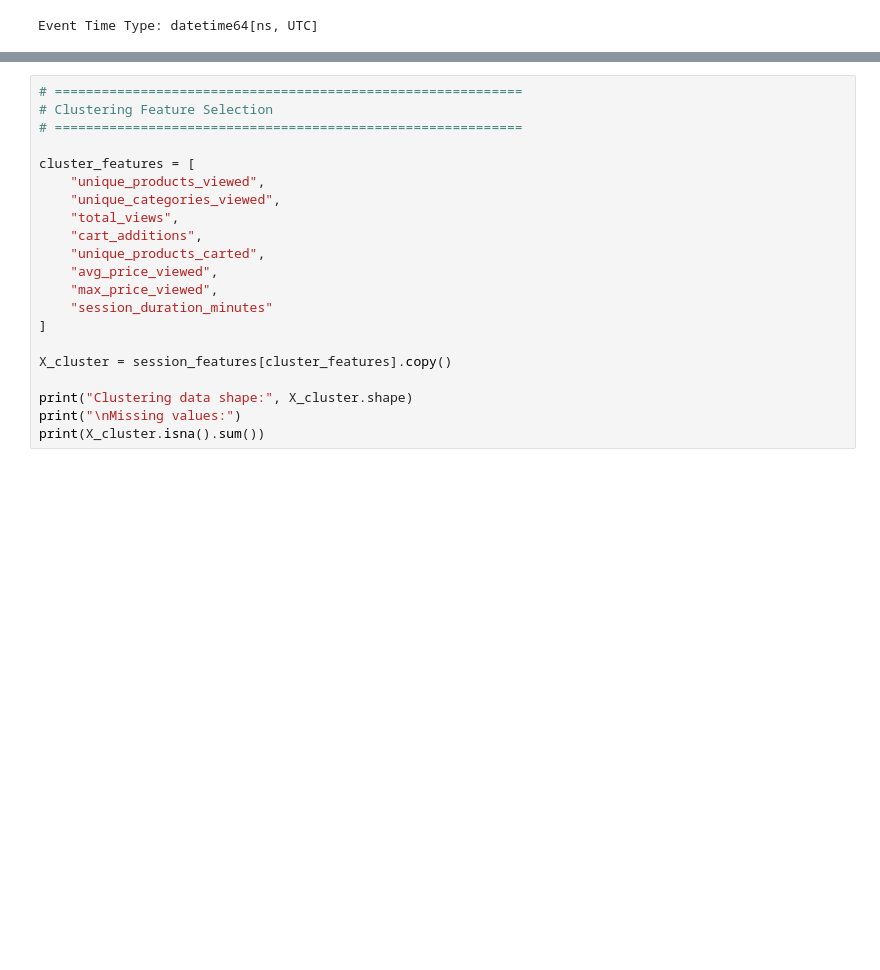
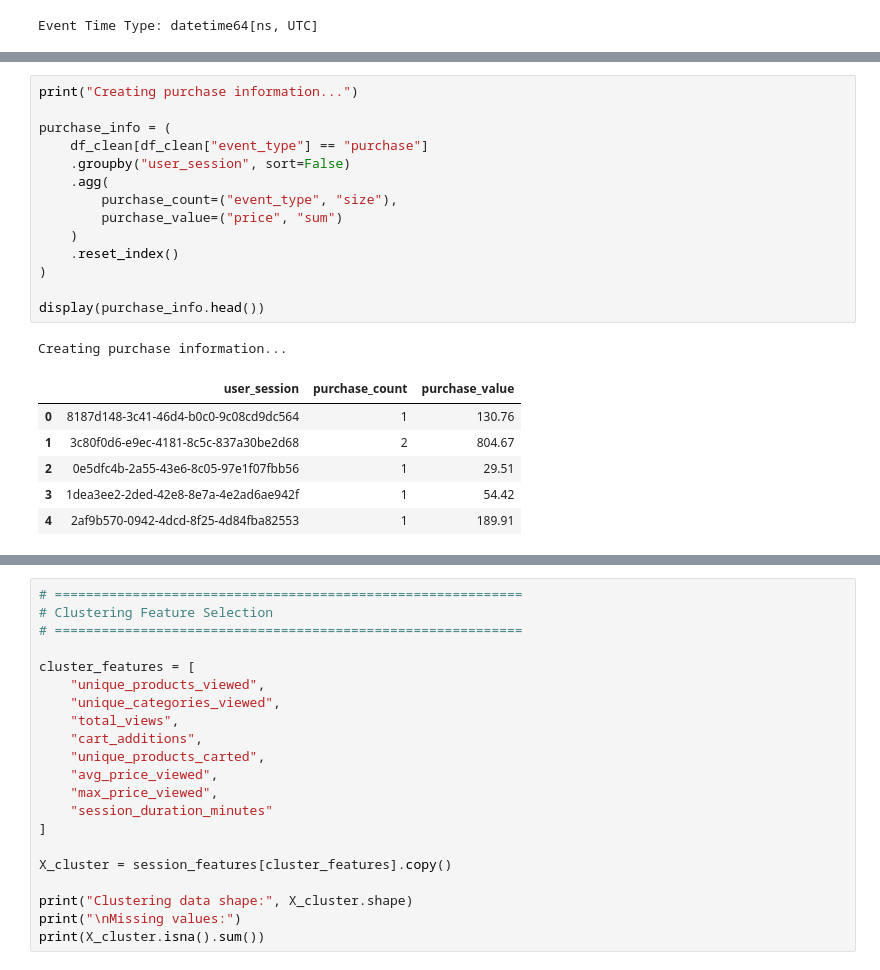
Before and after one commit to MR7star/ML-Capstone-Project, a Jupyter notebook: notebooks/clustering.ipynb, the cells around one changed output, grey strips where cells are left out. Saved outputs shown, nothing was run; the diff lists cells and outputs as text; blank space fills up the shorter version.

```diff
--- a/notebooks/clustering.ipynb
+++ b/notebooks/clustering.ipynb
@@ -460,0 +467,22 @@ Session-level shape: (9244421, 14)
+# %%
+print("Creating purchase information...")
+
+purchase_info = (
+    df_clean[df_clean["event_type"] == "purchase"]
+    .groupby("user_session", sort=False)
+    .agg(
+        purchase_count=("event_type", "size"),
+        purchase_value=("price", "sum")
+    )
+    .reset_index()
+)
+
+display(purchase_info.head())
+# %% [output]
+Creating purchase information...
+|  | user_session | purchase_count | purchase_value |
+| 0 | 8187d148-3c41-46d4-b0c0-9c08cd9dc564 | 1 | 130.76 |
+| 1 | 3c80f0d6-e9ec-4181-8c5c-837a30be2d68 | 2 | 804.67 |
+| 2 | 0e5dfc4b-2a55-43e6-8c05-97e1f07fbb56 | 1 | 29.51 |
+| 3 | 1dea3ee2-2ded-42e8-8e7a-4e2ad6ae942f | 1 | 54.42 |
+| 4 | 2af9b570-0942-4dcd-8f25-4d84fba82553 | 1 | 189.91 |
```
Also changed, not shown: parts of 47 cells of this notebook, 5 other files.
